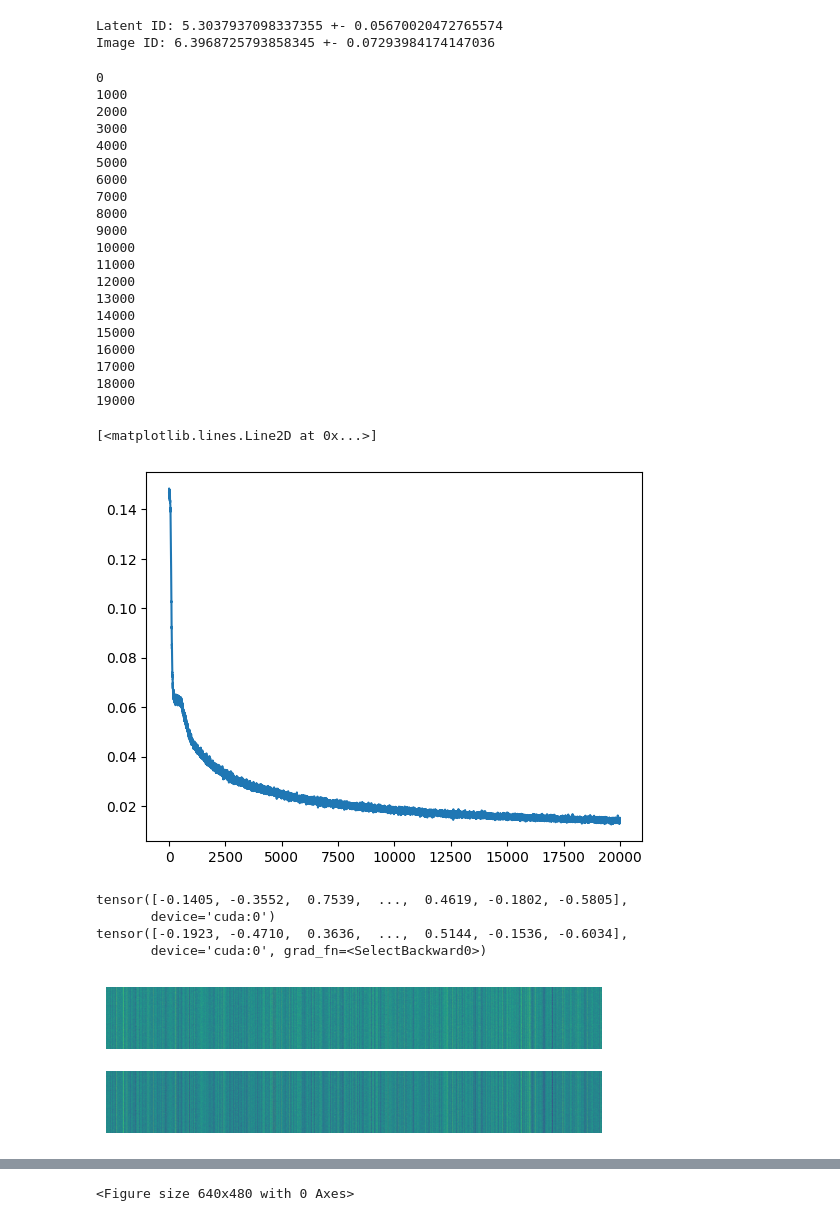
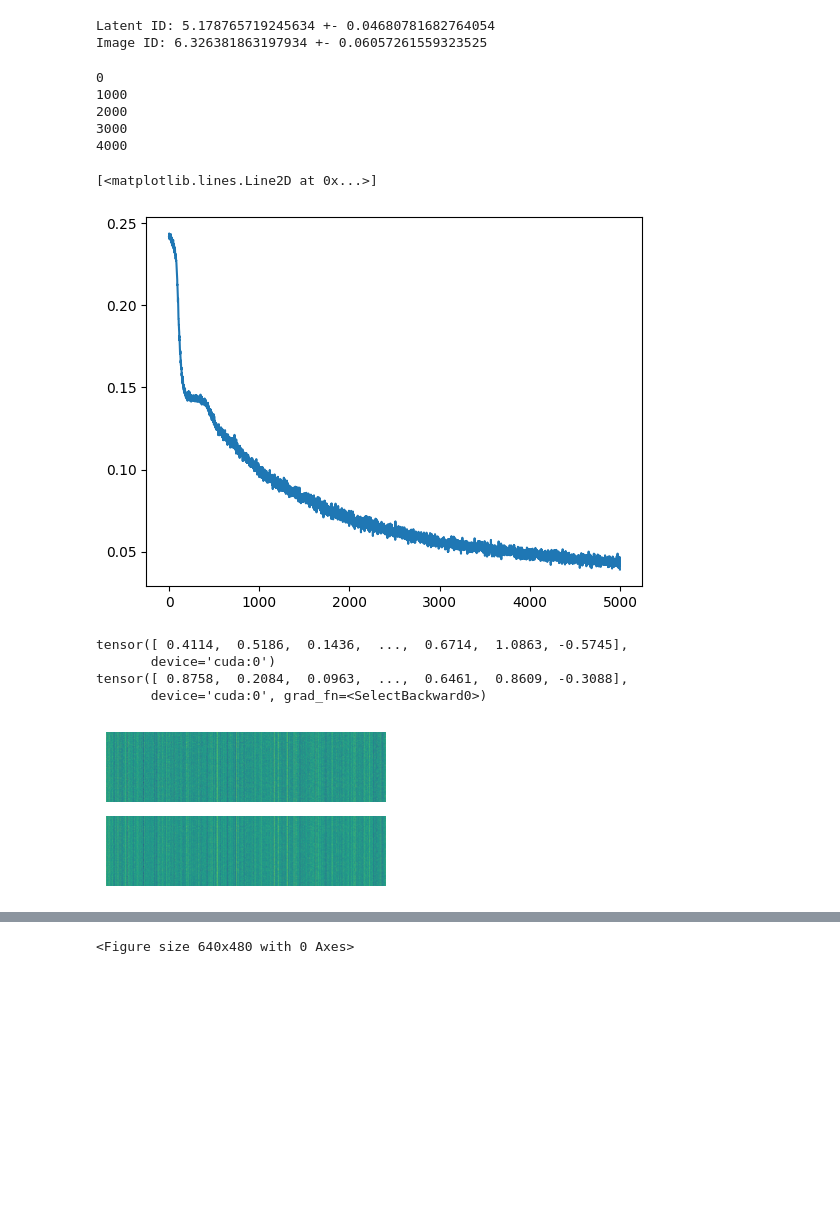
Before and after one commit to antony-zhao/RLTesting, a Jupyter notebook: rltesting/fvd_experiments/testing.ipynb, the cells around one changed output, grey strips where cells are left out. Drawn from its saved outputs; the diff is of its cells as text; code cells hidden in the pictures; blank space fills up the shorter version.

```diff
--- a/rltesting/fvd_experiments/testing.ipynb
+++ b/rltesting/fvd_experiments/testing.ipynb
@@ -13,7 +13,7 @@ import skdim
 
 to_numpy = lambda x: x.cpu().detach().numpy()
 framestack = 2
-latent_dim = 512
+latent_dim = 1024
 obs_shape = 64
 steps = 10000
 l1_coeff = 0
@@ -38,7 +38,7 @@ decoder = Decoder(encoder.conv_dim, framestack, latent_dim).cuda()
 opt = torch.optim.Adam(list(encoder.parameters()) + list(decoder.parameters()), 3e-4)
 # %%
 losses = []
-for i in range(2000):
+for i in range(5000):
     if i % 1000 == 0:
         print(i)
     samples = buffer.sample(256)
@@ -88,51 +91,36 @@ for _ in range(20):
 print(f"Latent ID: {np.mean(latent_ID)} +- {np.std(latent_ID)}")
 print(f"Image ID: {np.mean(image_ID)} +- {np.std(image_ID)}")
 # %% [output]
-Latent ID: 5.3037937098337355 +- 0.05670020472765574
-Image ID: 6.3968725793858345 +- 0.07293984174147036
+Latent ID: 5.178765719245634 +- 0.04680781682764054
+Image ID: 6.326381863197934 +- 0.06057261559323525
 # %%
 intrinsic_dim = round(np.mean(latent_ID))
 double_autoencoder = DoubleAutoencoder(encoder, decoder, latent_dim, intrinsic_dim).cuda()
 int_opt = torch.optim.AdamW(double_autoencoder.parameters(), 3e-5)
 
 losses = []
-for i in range(20000):
+for i in range(5000):
     if i % 1000 == 0:
         print(i)
     samples = buffer.sample(256)
     obs = (torch.tensor(samples[0]).float().transpose(-3, -1) / 255).cuda()
     latent = double_autoencoder.compute_latent(obs).detach()
     int_ = double_autoencoder.compute_intrinsic(latent)
     latent_reconstruction = double_autoencoder.reconstruct_latent(int_)
     loss = torch.nn.functional.mse_loss(latent, latent_reconstruction)
     loss.backward()
     int_opt.step()
     int_opt.zero_grad()
     losses.append(loss.detach().cpu().numpy())
 plt.plot(losses)
 # %% [output]
 0
 1000
 2000
 3000
 4000
-5000
-6000
-7000
-8000
-9000
-10000
-11000
-12000
-13000
-14000
-15000
-16000
-17000
-18000
-19000
 [<matplotlib.lines.Line2D at 0x...>]
-[figure, old version]
+[figure, new version]
 # %%
 f, axs = plt.subplots(2)
 f.set_figheight(2)
@@ -143,11 +131,11 @@ im = axs[1].imshow(to_numpy(latent_reconstruction))
 print(latent[0])
 print(latent_reconstruction[0])
 # %% [output]
-tensor([-0.1405, -0.3552,  0.7539,  ...,  0.4619, -0.1802, -0.5805],
+tensor([ 0.4114,  0.5186,  0.1436,  ...,  0.6714,  1.0863, -0.5745],
        device='cuda:0')
-tensor([-0.1923, -0.4710,  0.3636,  ...,  0.5144, -0.1536, -0.6034],
+tensor([ 0.8758,  0.2084,  0.0963,  ...,  0.6461,  0.8609, -0.3088],
        device='cuda:0', grad_fn=<SelectBackward0>)
-[figure, old version]
+[figure, new version]
 # %%
 # from matplotlib.widgets import Slider
 # %matplotlib widget
```
Also changed, not shown: parts of 5 cells of this notebook, 26 other files.
